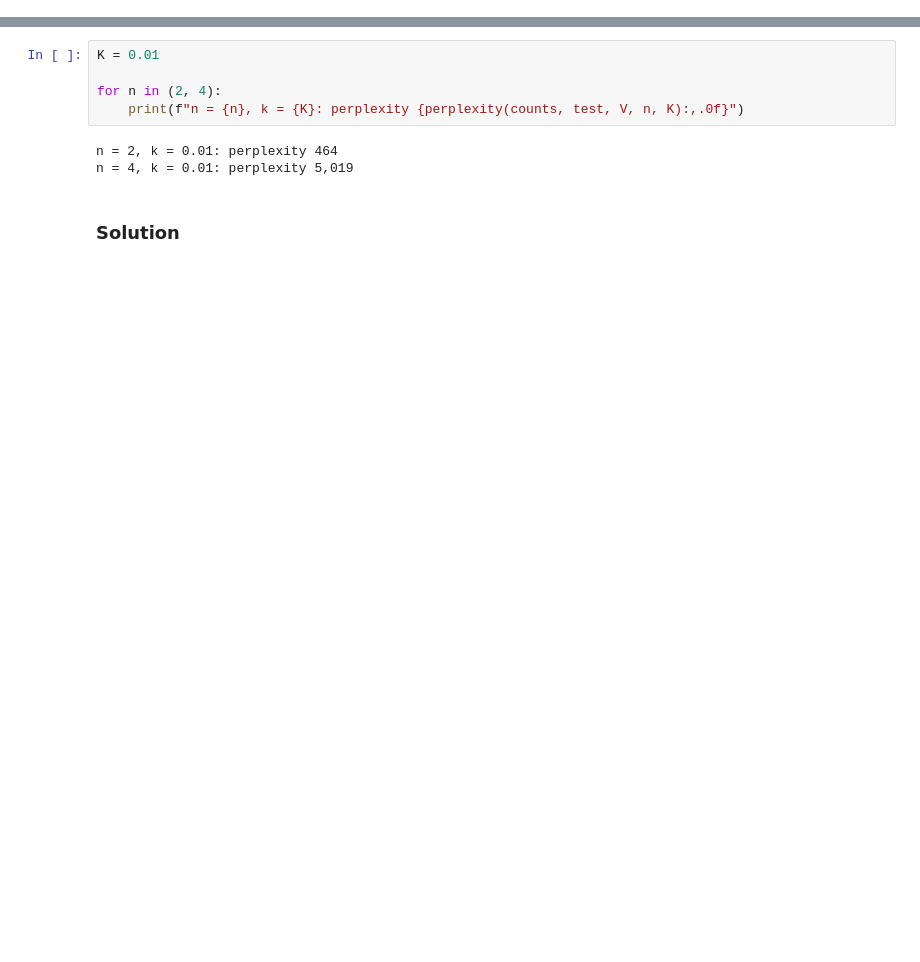
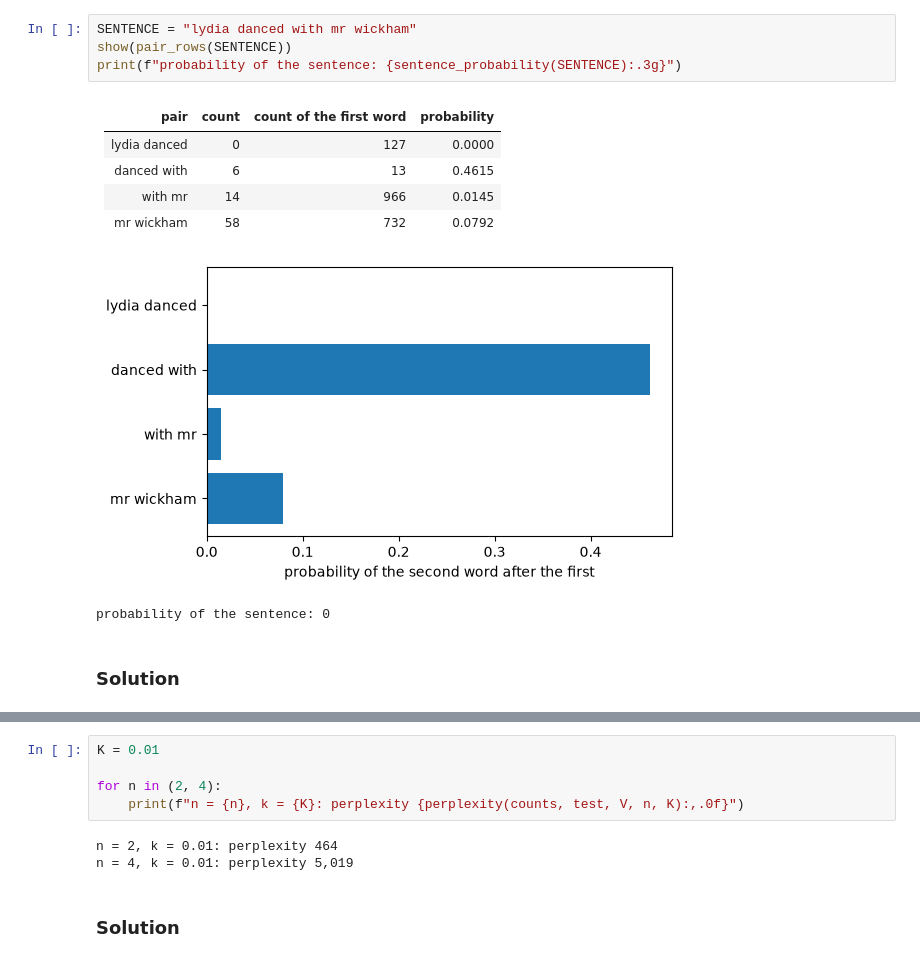
Before and after one commit to josterri/predicting-the-next-words-notebooks, a Jupyter notebook: ch03_workbook.ipynb, the cells around one changed output, grey strips where cells are left out. Drawn from its saved outputs; the diff is of its cells as text; blank space fills up the shorter version.

```diff
--- a/ch03_workbook.ipynb
+++ b/ch03_workbook.ipynb
@@ -43,0 +157,15 @@ display(Markdown(f"{len(chapters)} chapters: the first {n_train} train the model
+# %%
+SENTENCE = "lydia danced with mr wickham"
+show(pair_rows(SENTENCE))
+print(f"probability of the sentence: {sentence_probability(SENTENCE):.3g}")
+# %% [output]
+| pair | count | count of the first word | probability |
+| --- | ---: | ---: | ---: |
+| lydia danced | 0 | 127 | 0.0000 |
+| danced with | 6 | 13 | 0.4615 |
+| with mr | 14 | 966 | 0.0145 |
+| mr wickham | 58 | 732 | 0.0792 |
+[figure, added]
+probability of the sentence: 0
+# %% [markdown]
+### Solution
```
Also changed, not shown: parts of 32 cells of this notebook.
